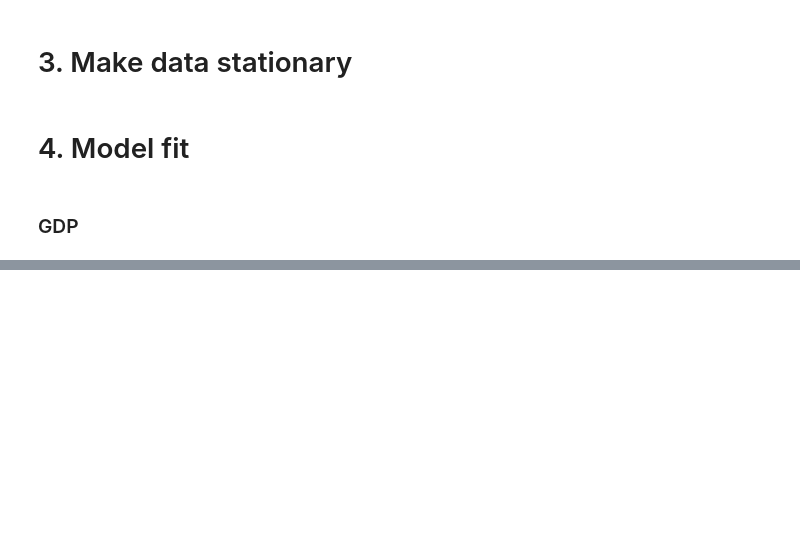
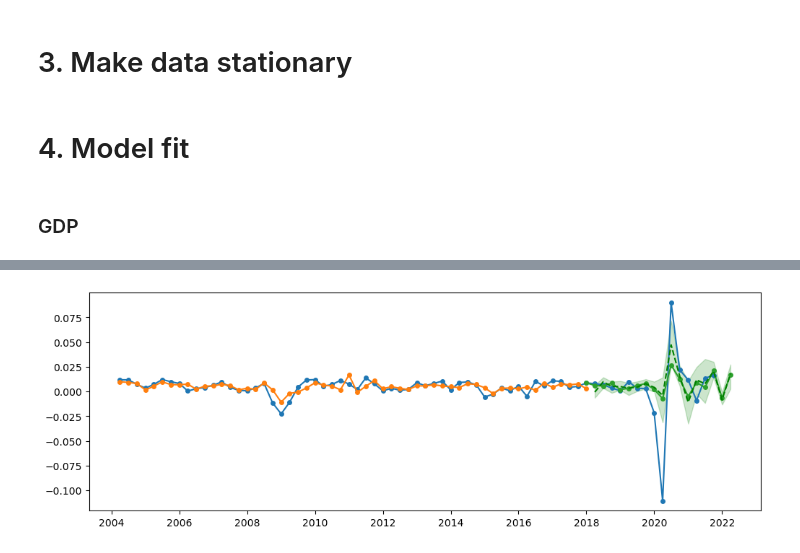
Before and after one commit to ubco-mds-2021-labs/capstone-project-googletrends_capstone, a Jupyter notebook: src/code/FinalGDP_Notebook.ipynb, the cells around one changed output, grey strips where cells are left out. Drawn from its saved outputs; the diff is of its cells as text; code cells hidden in the pictures; blank space fills up the shorter version.

```diff
--- a/src/code/FinalGDP_Notebook.ipynb
+++ b/src/code/FinalGDP_Notebook.ipynb
@@ -83,7 +83,7 @@ cat_topics_dict = {}
 # get time series and related queries and topics of categories
 for i, category in enumerate(cat_lst):
     category = str(category)
-    data, queries, topics = get_trends(category=category, related_queries=2, related_topics=2)
+    data, queries, topics = get_trends_gdp(category=category, related_queries=2, related_topics=2)
     cat_queries_dict[category] = queries
     cat_topics_dict[category] = topics
 
@@ -135,7 +137,7 @@ pred_error
 # Bootstrap for GDP
 
 # create bootstrap samples
-bs_samples = get_bootstrap_samples(train, n_sample=100, rs=None)  # RandomState(1234)
+bs_samples = get_bootstrap_samples(train, n_sample=10, block_size=9, rs=None)  # rs = RandomState(1234)
 
 # get predicted growth rate uisng bootstrap samples
 predicted_growth_df = pd.DataFrame(columns=list(range(0, len(bs_samples))))
@@ -149,13 +151,18 @@ for i, df in enumerate(bs_samples):
     predicted_growth_rate_temp = predicted_growth_df[[i]].rename(columns={i: 0})
     _, _, gdp_data = fitted_and_predicted_gdp(modelfit, predicted_growth_rate_temp, gdp_original, train, test, extra_test)
     predicted_gdp_df_bs.iloc[:, i] = gdp_data['Predicted GDP'].dropna()
-
-fig1, data = growth_rate_plot_and_data_bs(predicted_growth_df=predicted_growth_df,
-                              lower_q = 0.025,
-                              upper_q = 0.975,
-                              modelfit= modelfit,
-                              gdpts = gdpts,
-                              train = train,
-                              pred_gdpGrowth = pred_gdpGrowth)
-fig2, pred_gdp_data = gdp_plot_and_data_bs(modelfit, pred_gdpGrowth, gdp_original, train, test, extra_test, predicted_gdp_df_bs,
-                                          lower_q = 0.025, upper_q = 0.975)
+# %%
+fig1, pred_growth_data = growth_rate_plot_and_data_bs(predicted_growth_df=predicted_growth_df,
+                              lower_q = 0.025,
+                              upper_q = 0.975,
+                              modelfit= modelfit,
+                              gdpts = gdpts,
+                              train = train,
+                              pred_gdpGrowth = pred_gdpGrowth)
+
+fig2, pred_gdp_data = gdp_plot_and_data_bs(modelfit, pred_gdpGrowth, gdp_original, train, test, extra_test, predicted_gdp_df_bs,
+                                          lower_q = 0.025, upper_q = 0.975)
+# %%
+fig1
+# %% [output]
+[figure, added]
```
Also changed, not shown: parts of 2 cells of this notebook, 3 other files.
